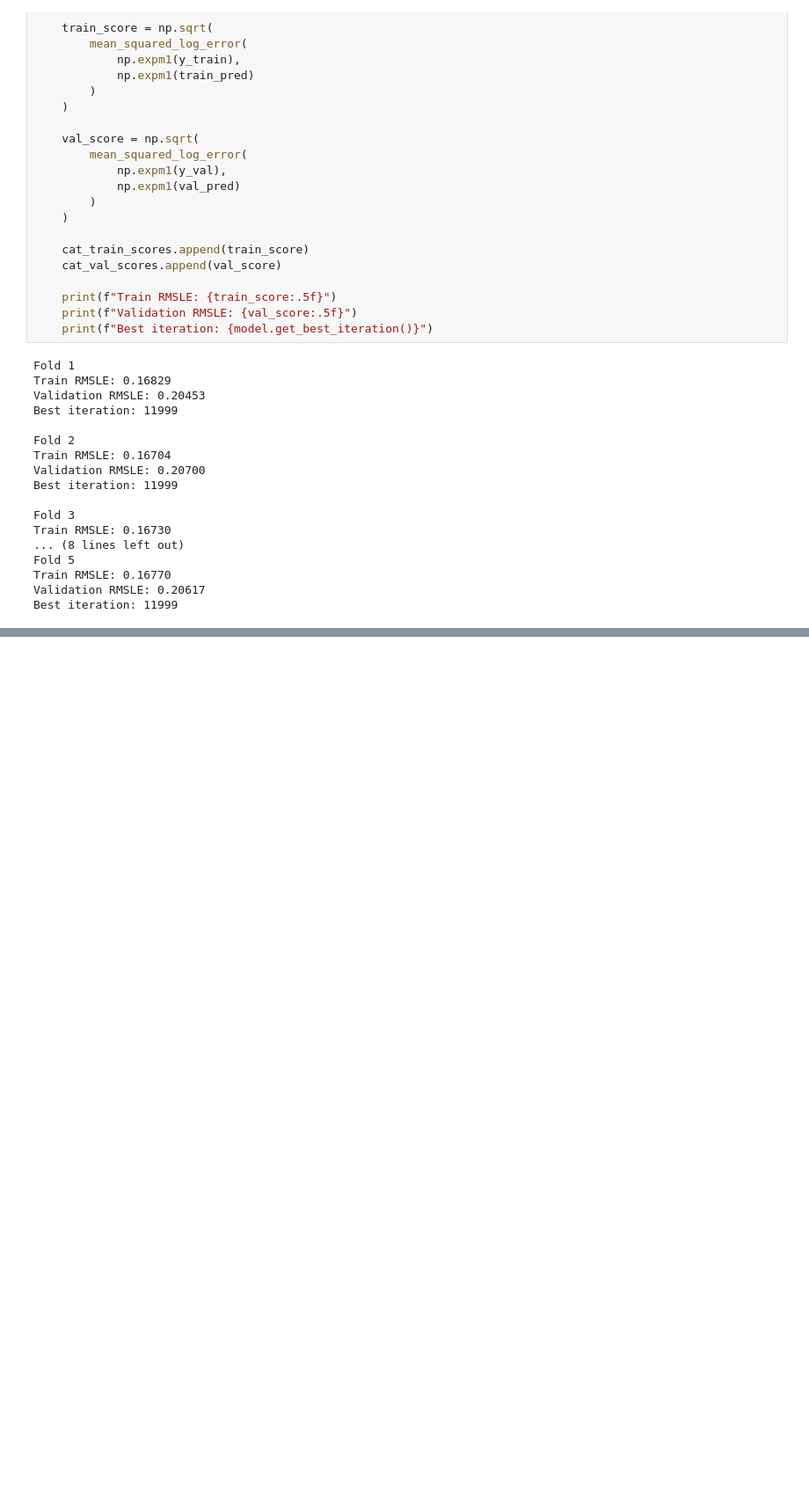
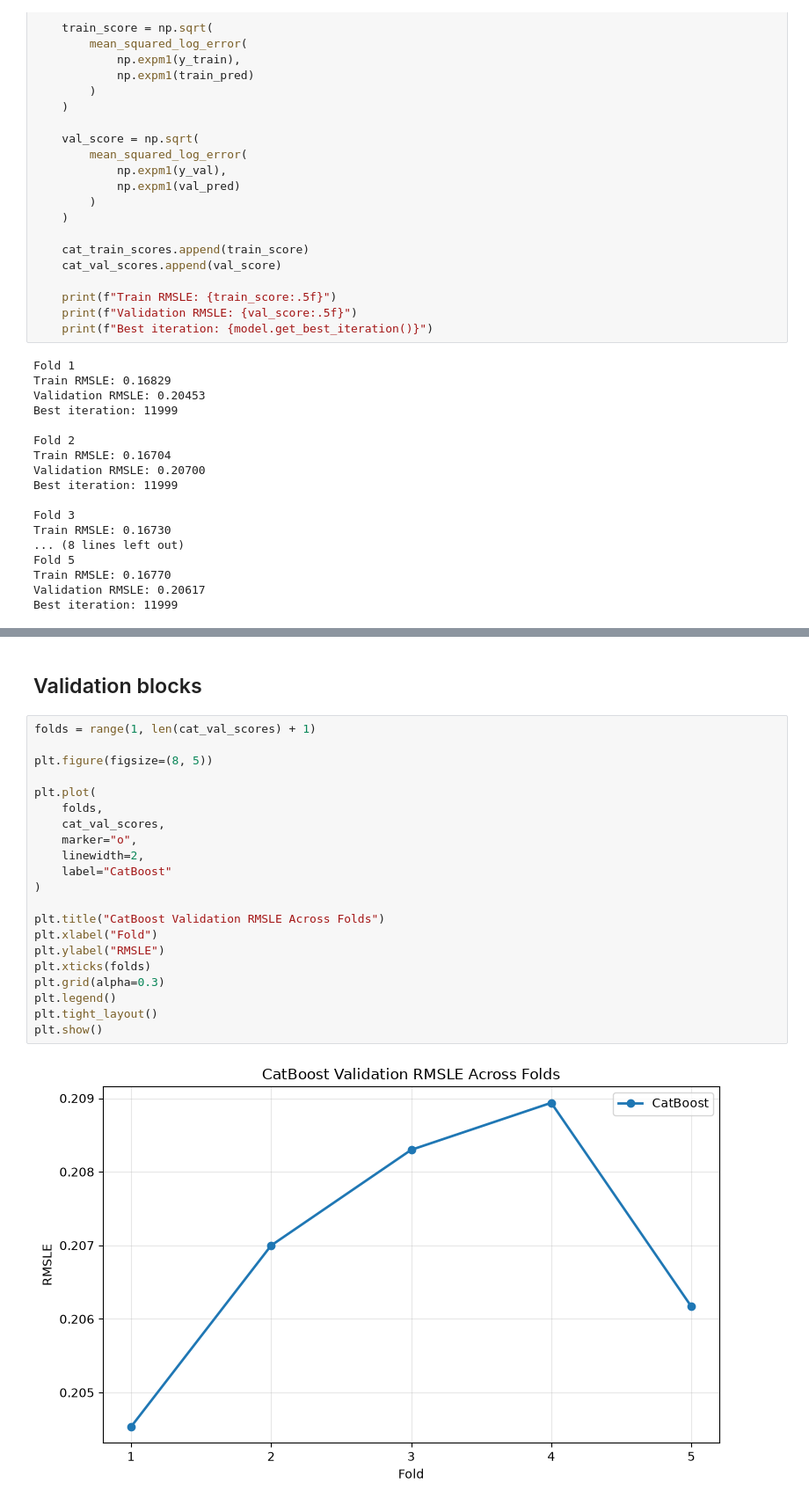
Before and after one commit to vp916/Heavy_Equipment_, a Jupyter notebook: notebooks/training_catboost.ipynb, the cells around one changed output, grey strips where cells are left out. Shown at 88% size. Saved outputs shown, nothing was run; the diff lists cells and outputs as text; blank space fills up the shorter version.

Commit message:
Add CatBoost validation RMSLE plot and fold-wise CV results

```diff
--- a/notebooks/training_catboost.ipynb
+++ b/notebooks/training_catboost.ipynb
@@ -711,0 +731,25 @@ Best iteration: 11999
+# %% [markdown]
+##  Validation blocks
+# %%
+folds = range(1, len(cat_val_scores) + 1)
+
+plt.figure(figsize=(8, 5))
+
+plt.plot(
+    folds,
+    cat_val_scores,
+    marker="o",
+    linewidth=2,
+    label="CatBoost"
+)
+
+plt.title("CatBoost Validation RMSLE Across Folds")
+plt.xlabel("Fold")
+plt.ylabel("RMSLE")
+plt.xticks(folds)
+plt.grid(alpha=0.3)
+plt.legend()
+plt.tight_layout()
+plt.show()
+# %% [output]
+[figure, added]
```
Also changed, not shown: parts of 3 cells of this notebook.
